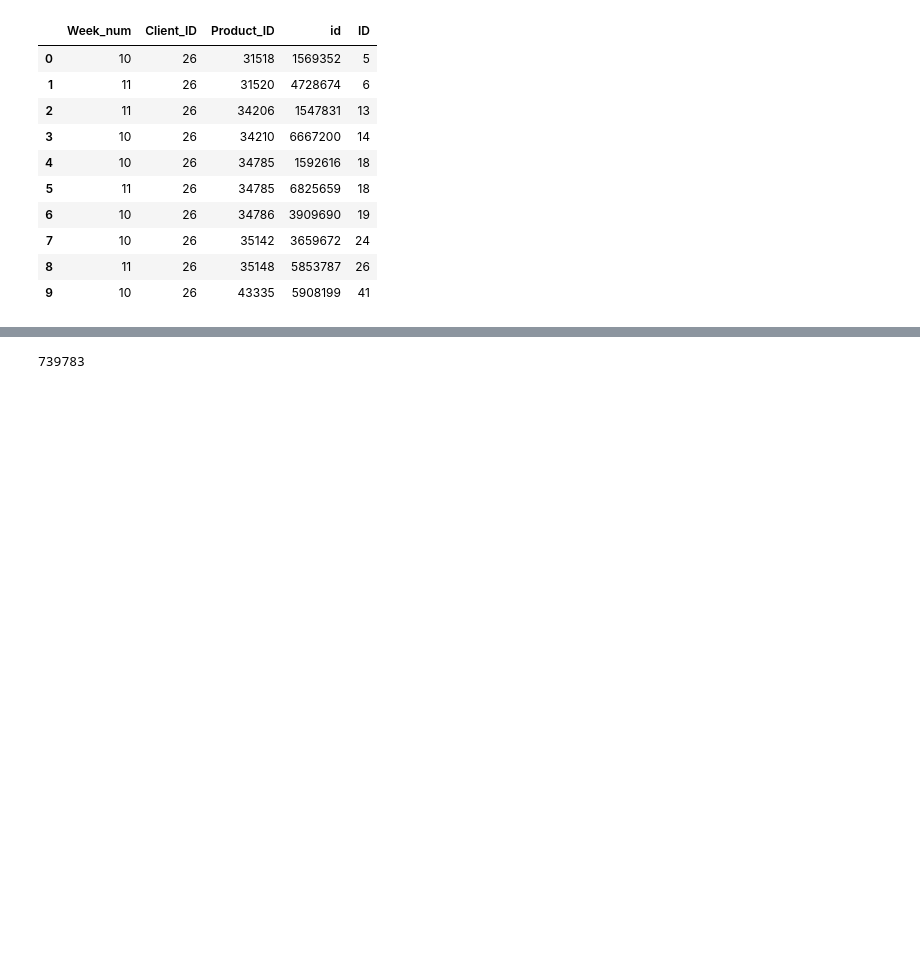
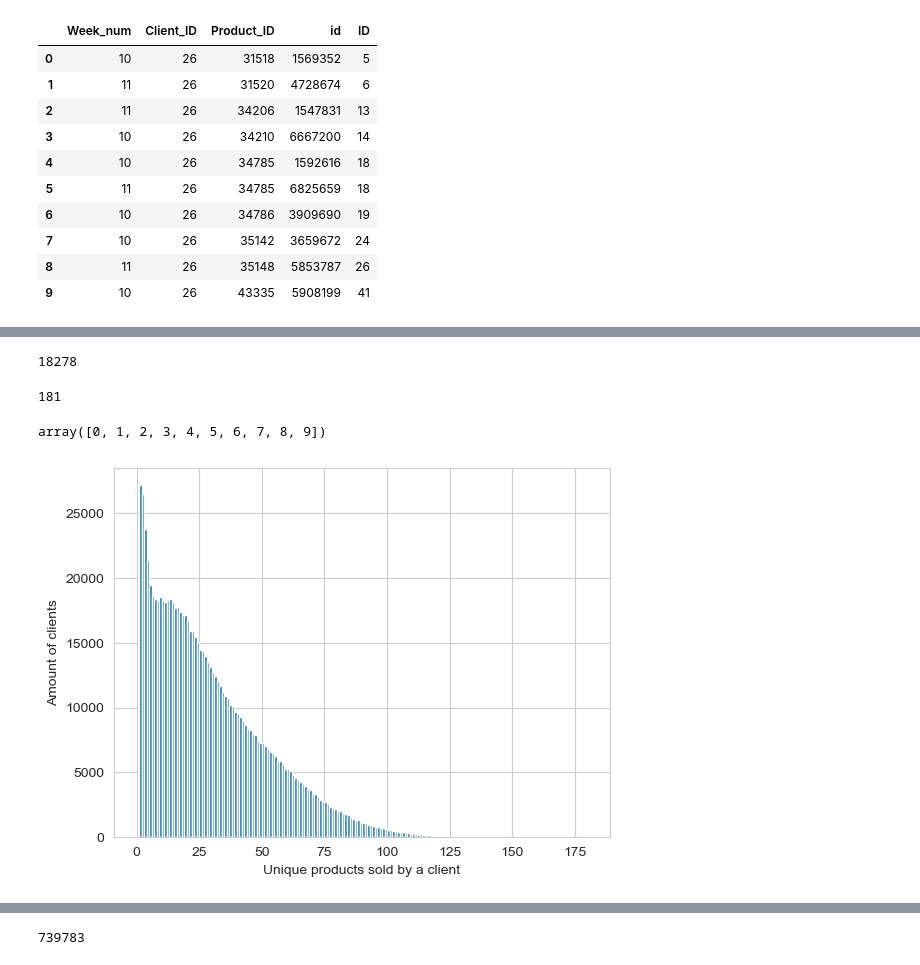
Before and after one commit to ElliotBlackstone/EWinter25_Product_Inventory, a Jupyter notebook: bakery_LR.ipynb, the cells around one changed output, grey strips where cells are left out. Drawn from its saved outputs; the diff is of its cells as text; code cells hidden in the pictures; blank space fills up the shorter version.

```diff
--- a/bakery_LR.ipynb
+++ b/bakery_LR.ipynb
@@ -102,0 +151,5 @@ test.head(10)
+# %%
+testagg = train.groupby('Client_ID').agg({'Product_ID':'nunique', 'adjusted_demand':['mean', 'median', 'std', 'min', 'max']})
+testagg = testagg.reset_index()
+
+testagg
@@ -102,0 +186,12 @@ test.head(10)
+# %%
+client_stats = pd.DataFrame()
+
+client_stats['Client_ID'] = train['Client_ID'].unique()
+client_stats['Unique_Products'] = testagg['Product_ID']['nunique']
+client_stats['adj_dem_mean'] = testagg['adjusted_demand']['mean'].round(2)
+client_stats['adj_dem_median'] = testagg['adjusted_demand']['median'].astype(int)
+client_stats['adj_dem_std'] = testagg['adjusted_demand']['std'].round(2)
+client_stats['adj_dem_min'] = testagg['adjusted_demand']['min']
+client_stats['adj_dem_max'] = testagg['adjusted_demand']['max']
+
+client_stats.head()
@@ -102,0 +205,22 @@ test.head(10)
+# %%
+len(client_stats[client_stats['Unique_Products'] == 10])
+# %% [output]
+18278
+# %%
+len(client_stats['Unique_Products'].unique())
+# %% [output]
+181
+# %%
+np.arange(0,len(client_stats['Unique_Products'].unique()))
+# %% [output]
+array([0, 1, 2, 3, 4, 5, 6, 7, 8, 9])
+# %%
+plt.hist(client_stats['Unique_Products'], bins=np.arange(0,len(client_stats['Unique_Products'].unique())))
+
+plt.ylabel("Amount of clients")
+plt.xlabel("Unique products sold by a client")
+
+
+plt.show()
+# %% [output]
+[figure, added]
```
Also changed, not shown: parts of 20 cells of this notebook, 1 other file.
